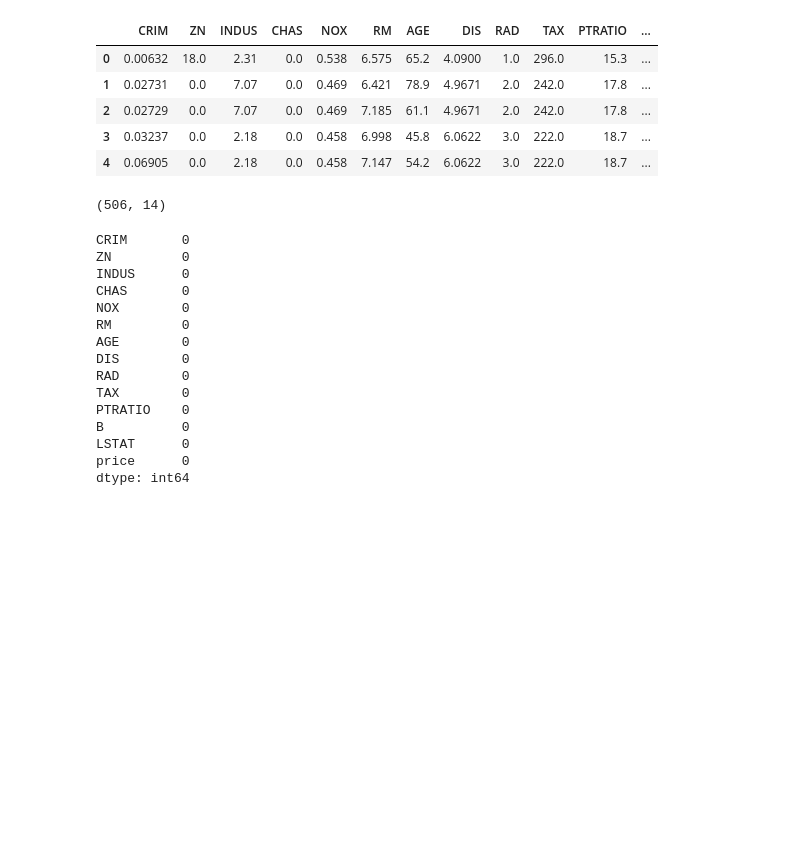
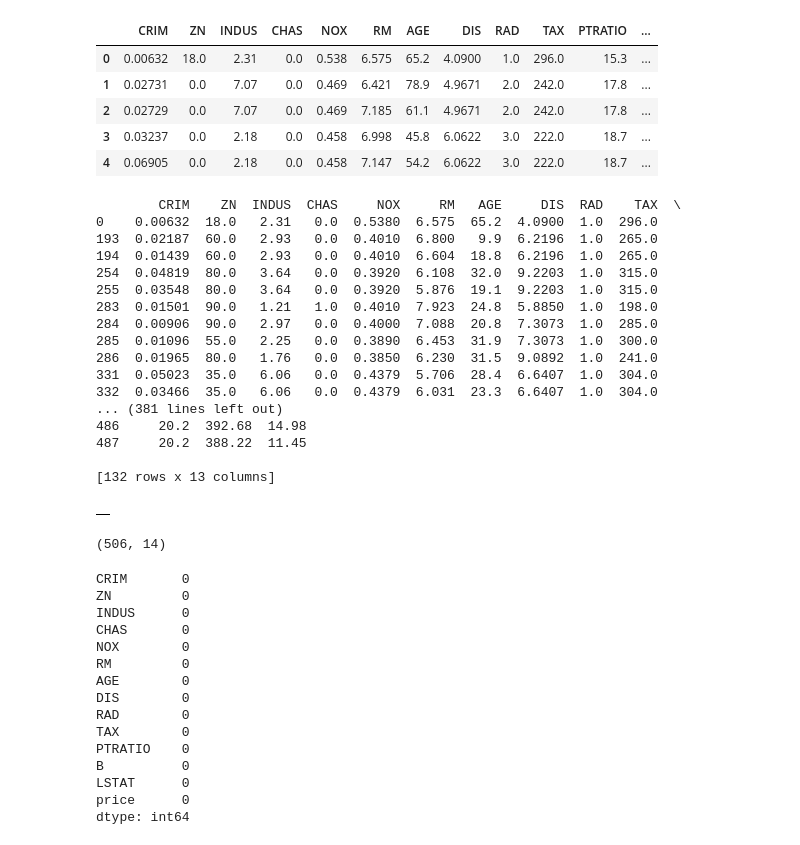
Before and after one commit to Salekeen/20_Basic_ML_Projects, a Jupyter notebook: House Price Prediction with XGBoost/HousePricePrediction.ipynb, the cells around one changed output. Cells and saved outputs as stored; diff of their text form; code cells hidden in the pictures; blank space fills up the shorter version.

```diff
--- a/House Price Prediction with XGBoost/HousePricePrediction.ipynb
+++ b/House Price Prediction with XGBoost/HousePricePrediction.ipynb
@@ -24,6 +24,27 @@ house_price_dataframe.head()
 | 2 | 0.02729 | 0.0 | 7.07 | 0.0 | 0.469 | 7.185 | 61.1 | 4.9671 | 2.0 | 242.0 | 17.8 | ... |
 | 3 | 0.03237 | 0.0 | 2.18 | 0.0 | 0.458 | 6.998 | 45.8 | 6.0622 | 3.0 | 222.0 | 18.7 | ... |
 | 4 | 0.06905 | 0.0 | 2.18 | 0.0 | 0.458 | 7.147 | 54.2 | 6.0622 | 3.0 | 222.0 | 18.7 | ... |
+# %%
+house_price_dataframe.groupby(by='RAD').apply(print)
+# %% [output]
+        CRIM    ZN  INDUS  CHAS     NOX     RM   AGE     DIS  RAD    TAX  \
+0    0.00632  18.0   2.31   0.0  0.5380  6.575  65.2  4.0900  1.0  296.0
+193  0.02187  60.0   2.93   0.0  0.4010  6.800   9.9  6.2196  1.0  265.0
+194  0.01439  60.0   2.93   0.0  0.4010  6.604  18.8  6.2196  1.0  265.0
+254  0.04819  80.0   3.64   0.0  0.3920  6.108  32.0  9.2203  1.0  315.0
+255  0.03548  80.0   3.64   0.0  0.3920  5.876  19.1  9.2203  1.0  315.0
+283  0.01501  90.0   1.21   1.0  0.4010  7.923  24.8  5.8850  1.0  198.0
+284  0.00906  90.0   2.97   0.0  0.4000  7.088  20.8  7.3073  1.0  285.0
+285  0.01096  55.0   2.25   0.0  0.3890  6.453  31.9  7.3073  1.0  300.0
+286  0.01965  80.0   1.76   0.0  0.3850  6.230  31.5  9.0892  1.0  241.0
+331  0.05023  35.0   6.06   0.0  0.4379  5.706  28.4  6.6407  1.0  304.0
+332  0.03466  35.0   6.06   0.0  0.4379  6.031  23.3  6.6407  1.0  304.0
+... (381 lines left out)
+486     20.2  392.68  14.98
+487     20.2  388.22  11.45
+
+[132 rows x 13 columns]
+|  |
 # %%
 # adding target column
 house_price_dataframe['price'] = house_price_dataset.target
```
Also changed, not shown: parts of 1 cell of this notebook.
